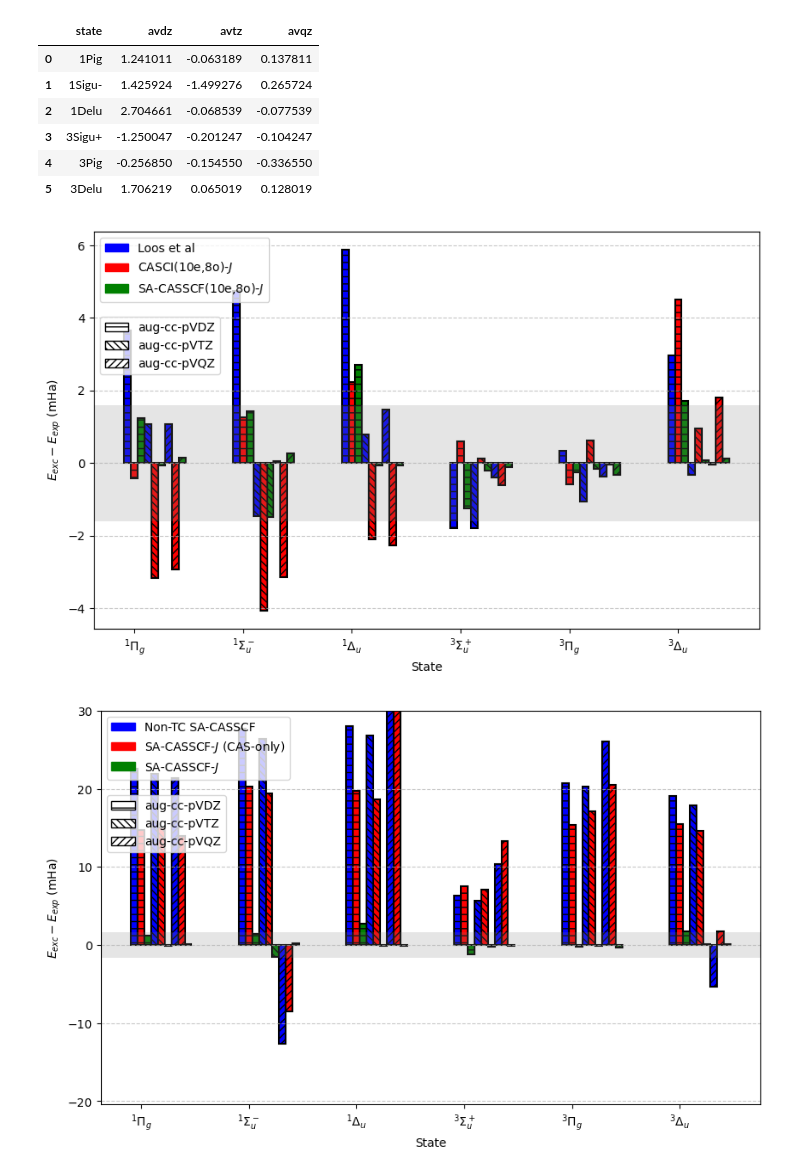
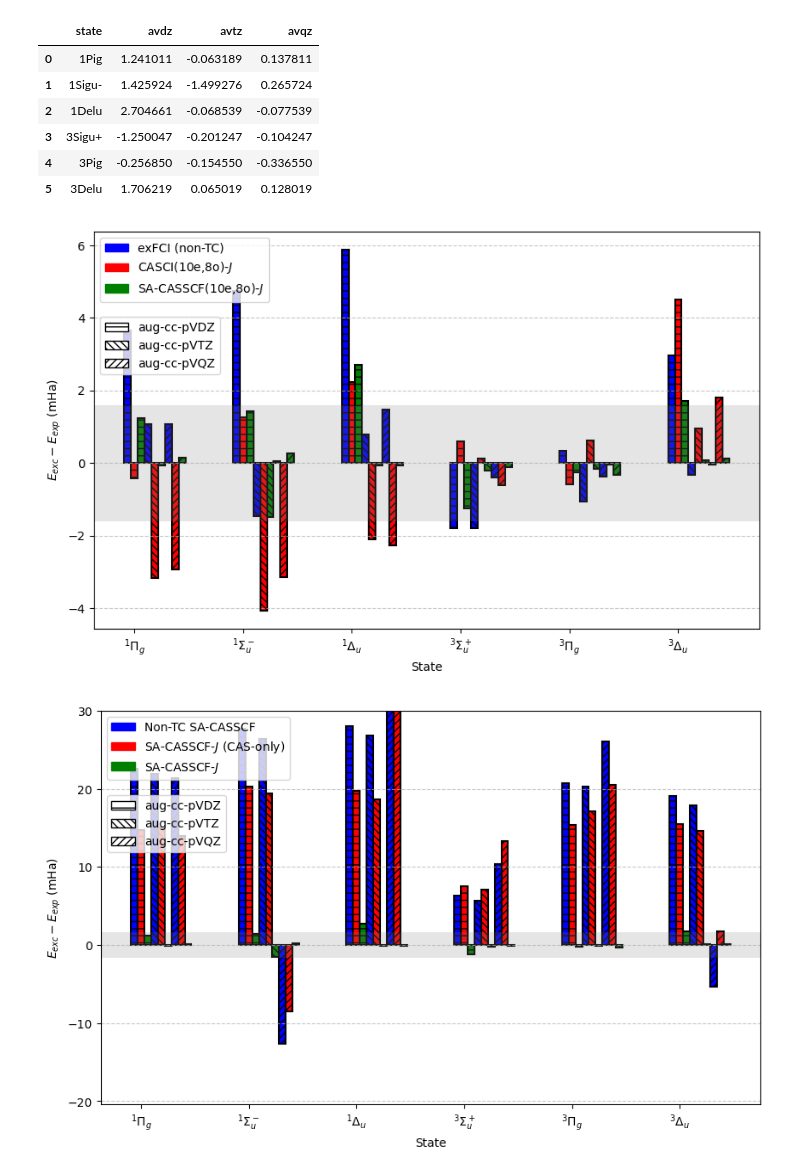
Before and after one commit to jphaupt/phdthesis_haupt, a Jupyter notebook: figures/binding/exc_calcs.ipynb, the cells around one changed output. Saved outputs shown, nothing was run; the diff lists cells and outputs as text; code cells hidden in the pictures.

```diff
--- a/figures/binding/exc_calcs.ipynb
+++ b/figures/binding/exc_calcs.ipynb
@@ -280,7 +280,7 @@ import numpy as np
 import matplotlib.patches as mpatches
 # Dictionary of DataFrames with styles
 # dfs = {
-#     "Loos et al": (df_loos_nominal, "--", 0.8),          # Opposite diagonal hatch
+#     "exFCI (non-TC)": (df_loos_nominal, "--", 0.8),          # Opposite diagonal hatch
 #     # "CASSCF": (dfdiff_casscf_nominal, "\\", 0.8),   # Diagonal hatch
 #     "CASCI": (dfdiff_casci_nominal, "\\", 0.8),   # Diagonal hatch
 #     "SA-CASSCF": (dfdiff_sacasscf_nominal, "//", 0.8) # Vertical hatch
@@ -288,7 +288,7 @@ import matplotlib.patches as mpatches
 
 
 dfs = {
-    "Loos et al": (df_loos_nominal, "--", 0.8),          # Opposite diagonal hatch
+    "exFCI (non-TC)": (df_loos_nominal, "--", 0.8),          # Opposite diagonal hatch
     # "CASSCF": (dfdiff_casscf_nominal, "\\", 0.8),   # Diagonal hatch
     "CASCI": (dfdiff_casci_nominal, "\\", 0.8),   # Diagonal hatch
     "SA-CASSCF": (dfdiff_sacasscf_nominal, "//", 0.8) # Vertical hatch
@@ -507,7 +507,7 @@ import matplotlib.patches as mpatches
 
 # Define colors for methods
 method_colors = {
-    "Loos et al": "blue",
+    "exFCI (non-TC)": "blue",
     r"CASCI(10e,8o)-$J$": "red",
     r"SA-CASSCF(10e,8o)-$J$": "green"
 }
@@ -521,7 +521,7 @@ basis_hatches = {
 
 # Dictionary of DataFrames with styles (now using colors for methods)
 dfs = {
-    "Loos et al": (df_loos_nominal, "blue"),
+    "exFCI (non-TC)": (df_loos_nominal, "blue"),
     r"CASCI(10e,8o)-$J$": (dfdiff_casci_nominal, "red"),
     r"SA-CASSCF(10e,8o)-$J$": (dfdiff_sacasscf_nominal, "green")
 }
@@ -563,34 +563,34 @@ for i, (method, (df, color)) in enumerate(dfs.items()):
                 color=color,  # Method-based color
                 hatch=basis_hatches[col], edgecolor="black", linewidth=1.5  # Basis-based hatch
             )
 
 # Shade region between y=-1.6 and y=1.6
 ax.axhspan(-1.6, 1.6, facecolor='gray', alpha=0.2)
 
 # Customize labels
 ax.set_xlabel("State")
 ax.set_ylabel(r"$E_{exc}-E_{exp}$ (mHa)")
 
 # Update x-ticks
 xtick_positions = x + (n_dfs - 1) * bar_width / 2
 xtick_labels = [state_labels_dict[state] for state in dfdiff_casci_nominal["state"]]
 ax.set_xticks(xtick_positions)
 ax.set_xticklabels(xtick_labels)
 
 ax.grid(axis="y", linestyle="--", alpha=0.7)
 
 # Create two separate legends
 legend1 = ax.legend(handles=method_patches, loc="upper left", bbox_to_anchor=(0, 1))
 legend2 = ax.legend(handles=basis_patches, loc="upper left", bbox_to_anchor=(0, 0.8))
 
 # Add first legend manually before adding the second
 ax.add_artist(legend1)
 
 # Save and show plot
 plt.savefig("n2_exc.pdf")
 plt.show()
 # %% [output]
-[figure, old version]
+[figure, new version]
 # %%
 import numpy as np
 import matplotlib.pyplot as plt
```
Also changed, not shown: parts of 1 cell of this notebook, 23 other files.
